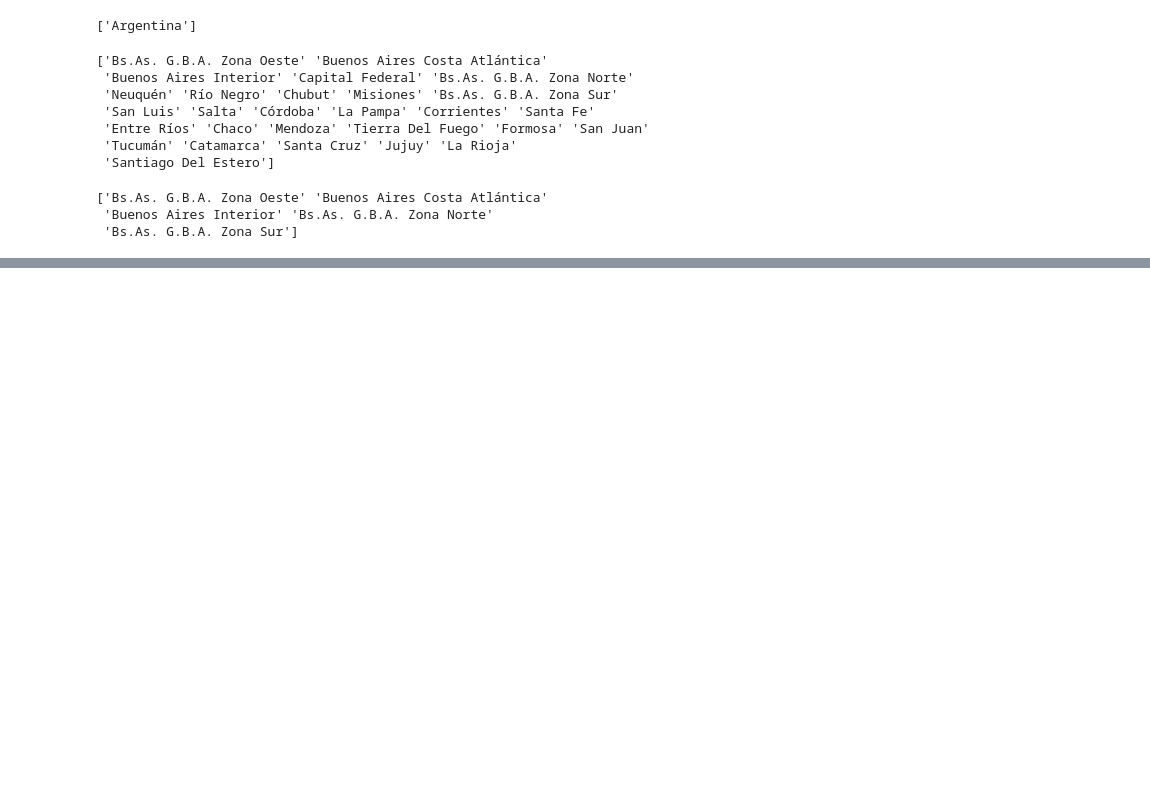
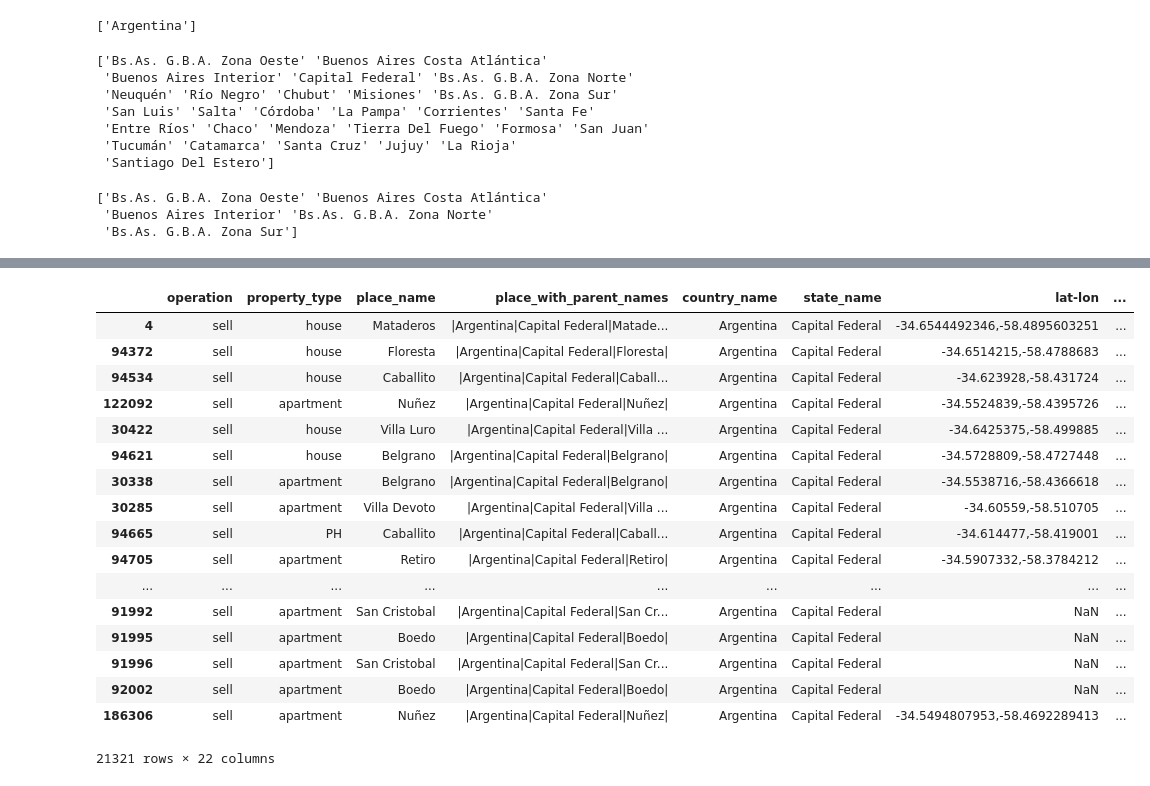
Before and after one commit to NicoGallegos/tpdatos, a Jupyter notebook: TP 1.ipynb, the cells around one changed output, grey strips where cells are left out. Cells and saved outputs as stored; diff of their text form; code cells hidden in the pictures; blank space fills up the shorter version.

```diff
--- a/TP 1.ipynb
+++ b/TP 1.ipynb
@@ -74,0 +100,28 @@ datosCapital.head()
+# %%
+datosCapitalByRooms = datosCapital[pd.isnull(datosCapital['rooms']) != True]
+
+
+#Hay además de departamentos, hoteles.
+#Habría que filtrar todo aquello que NO sea hoteles, o bien, tratarlos como categoría aparte.
+
+datosCapitalByRooms = datosCapitalByRooms[datosCapitalByRooms['rooms'] < 6]
+datosCapitalByRooms.sort_values('rooms', ascending=False)
+# %% [output]
+|  | operation | property_type | place_name | place_with_parent_names | country_name | state_name | lat-lon | ... |
+| 4 | sell | house | Mataderos | |Argentina|Capital Federal|Matade... | Argentina | Capital Federal | -34.6544492346,-58.4895603251 | ... |
+| 94372 | sell | house | Floresta | |Argentina|Capital Federal|Floresta| | Argentina | Capital Federal | -34.6514215,-58.4788683 | ... |
+| 94534 | sell | house | Caballito | |Argentina|Capital Federal|Caball... | Argentina | Capital Federal | -34.623928,-58.431724 | ... |
+| 122092 | sell | apartment | Nuñez | |Argentina|Capital Federal|Nuñez| | Argentina | Capital Federal | -34.5524839,-58.4395726 | ... |
+| 30422 | sell | house | Villa Luro | |Argentina|Capital Federal|Villa ... | Argentina | Capital Federal | -34.6425375,-58.499885 | ... |
+| 94621 | sell | house | Belgrano | |Argentina|Capital Federal|Belgrano| | Argentina | Capital Federal | -34.5728809,-58.4727448 | ... |
+| 30338 | sell | apartment | Belgrano | |Argentina|Capital Federal|Belgrano| | Argentina | Capital Federal | -34.5538716,-58.4366618 | ... |
+| 30285 | sell | apartment | Villa Devoto | |Argentina|Capital Federal|Villa ... | Argentina | Capital Federal | -34.60559,-58.510705 | ... |
+| 94665 | sell | PH | Caballito | |Argentina|Capital Federal|Caball... | Argentina | Capital Federal | -34.614477,-58.419001 | ... |
+| 94705 | sell | apartment | Retiro | |Argentina|Capital Federal|Retiro| | Argentina | Capital Federal | -34.5907332,-58.3784212 | ... |
+| ... | ... | ... | ... | ... | ... | ... | ... | ... |
+| 91992 | sell | apartment | San Cristobal | |Argentina|Capital Federal|San Cr... | Argentina | Capital Federal | NaN | ... |
+| 91995 | sell | apartment | Boedo | |Argentina|Capital Federal|Boedo| | Argentina | Capital Federal | NaN | ... |
+| 91996 | sell | apartment | San Cristobal | |Argentina|Capital Federal|San Cr... | Argentina | Capital Federal | NaN | ... |
+| 92002 | sell | apartment | Boedo | |Argentina|Capital Federal|Boedo| | Argentina | Capital Federal | NaN | ... |
+| 186306 | sell | apartment | Nuñez | |Argentina|Capital Federal|Nuñez| | Argentina | Capital Federal | -34.5494807953,-58.4692289413 | ... |
+21321 rows × 22 columns
```
Also changed, not shown: parts of 4 cells of this notebook.
